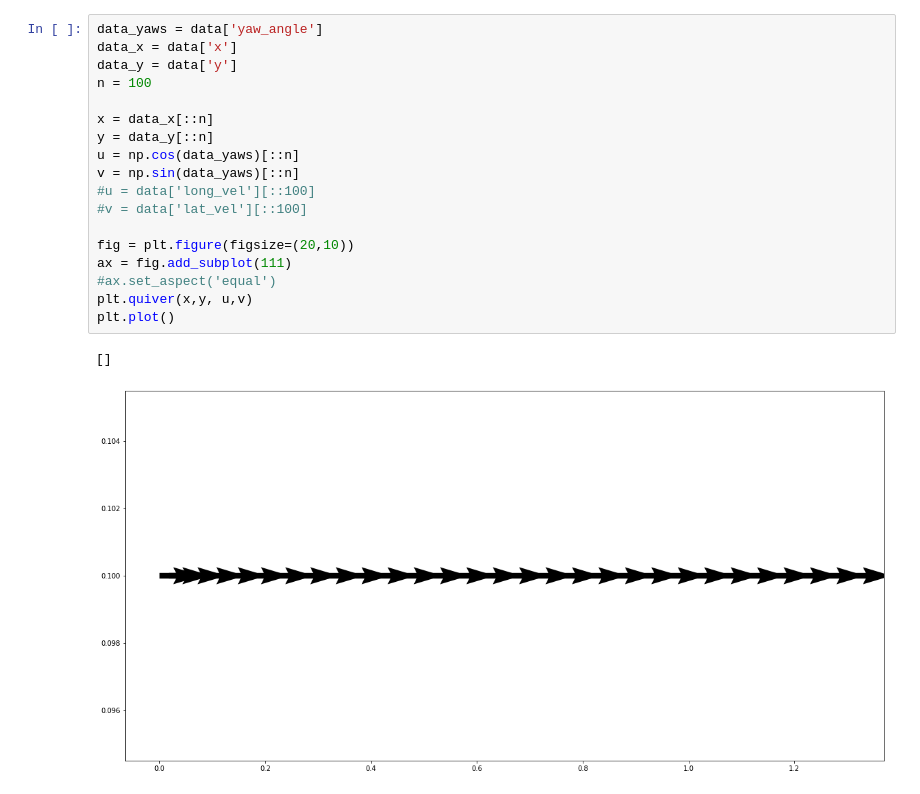
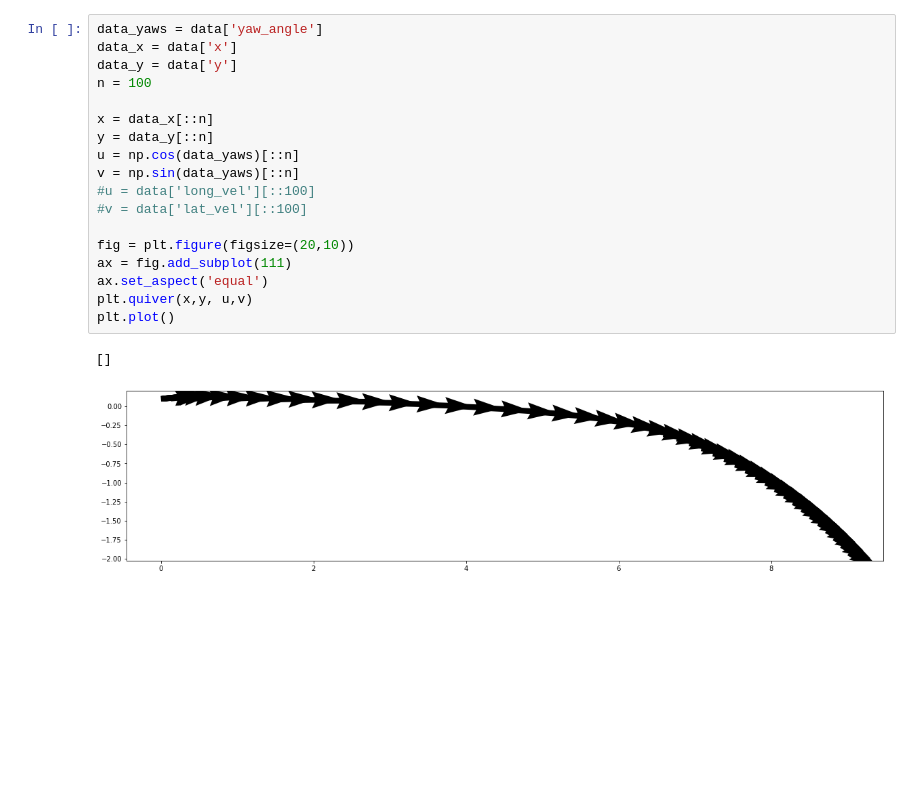
Before and after one commit to AvaRat/dynamic-model-car-simulator, a Jupyter notebook: simulator_visualization.ipynb, the cells around one changed output. Saved outputs shown, nothing was run; the diff lists cells and outputs as text; blank space fills up the shorter version.

```diff
--- a/simulator_visualization.ipynb
+++ b/simulator_visualization.ipynb
@@ -114,24 +151,24 @@ Text(0.5, 1.0, 'speed(t)')
 # %%
 data_yaws = data['yaw_angle']
 data_x = data['x']
 data_y = data['y']
 n = 100
 
 x = data_x[::n]
 y = data_y[::n]
 u = np.cos(data_yaws)[::n]
 v = np.sin(data_yaws)[::n]
 #u = data['long_vel'][::100]
 #v = data['lat_vel'][::100]
 
 fig = plt.figure(figsize=(20,10))
 ax = fig.add_subplot(111)
-#ax.set_aspect('equal')
+ax.set_aspect('equal')
 plt.quiver(x,y, u,v)
 plt.plot()
 # %% [output]
 []
-[figure, old version]
+[figure, new version]
 # %%
 fig = plt.figure(figsize=(20,10))
 granularity = 1
```
Also changed, not shown: parts of 22 cells of this notebook, 8 other files.
